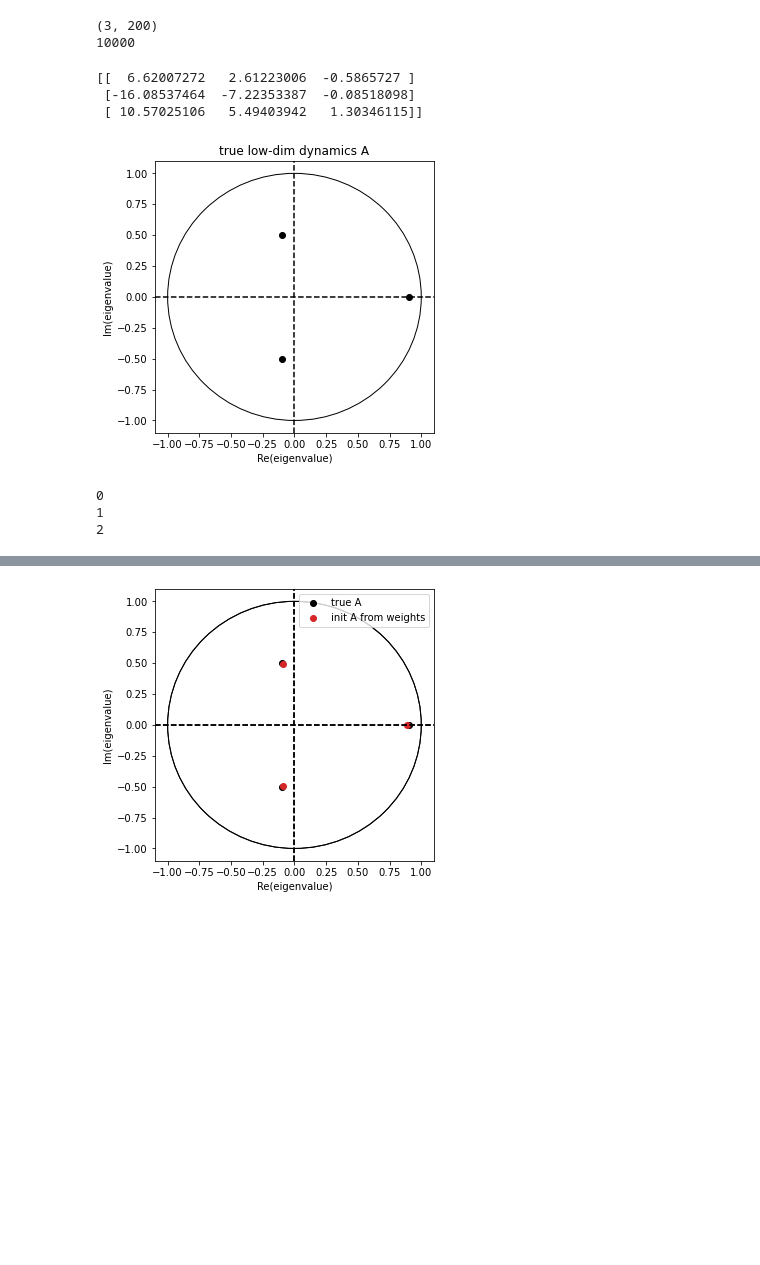
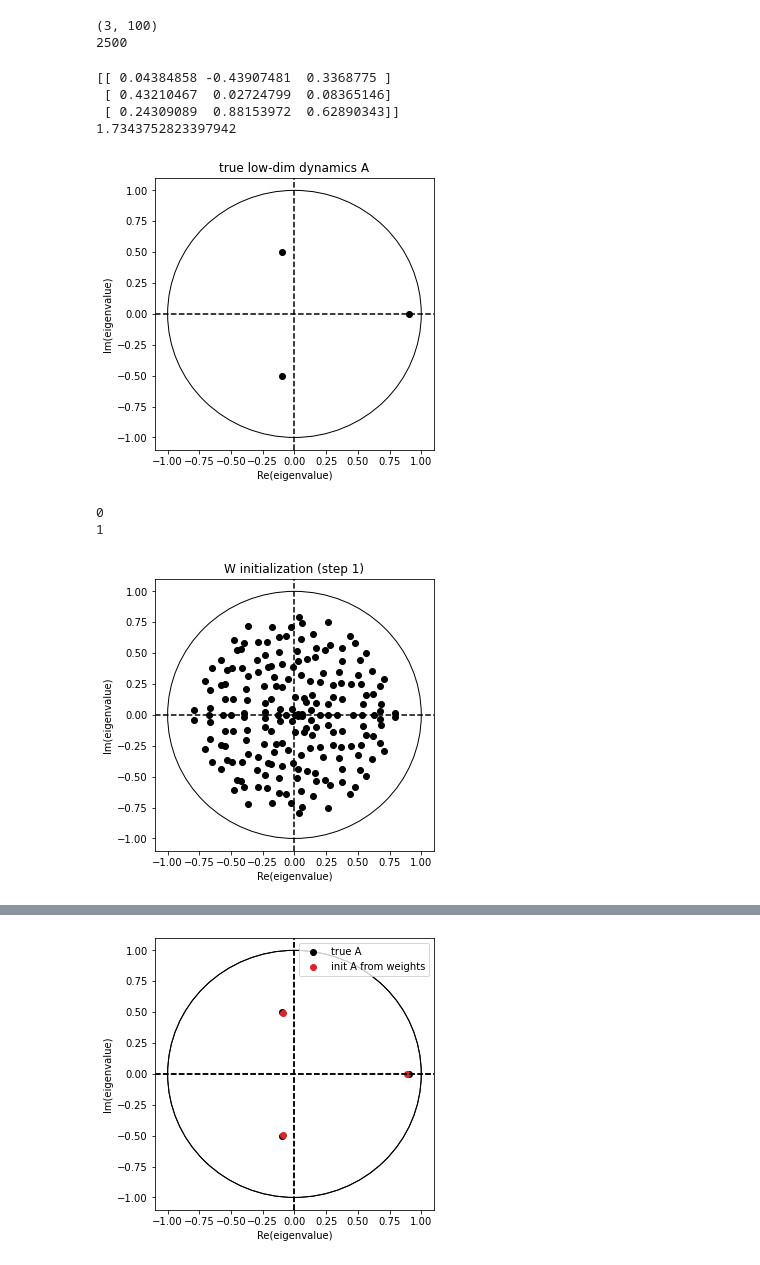
Before and after one commit to lenca56/EI-subspace-RNN, a Jupyter notebook: Analysis_Verify.ipynb, the cells around one changed output, grey strips where cells are left out. Cells and saved outputs as stored; diff of their text form; code cells hidden in the pictures; blank space fills up the shorter version.

```diff
--- a/Analysis_Verify.ipynb
+++ b/Analysis_Verify.ipynb
@@ -9,8 +9,8 @@ import matplotlib.pyplot as plt
 colormap = ['tab:purple','tab:pink','tab:cyan','yellowgreen', 'olive']
 
 # hyperparameters
-N_e = 100
-N_i = 100
+N_e = 50
+N_i = 50
 N = N_e + N_i
 K = 3
 
@@ -31,8 +31,8 @@ print(N_weights)
 # J = all_param_true['J']
 # print(J.shape)
 # %% [output]
-(3, 200)
-10000
+(3, 100)
+2500
 # %%
 eigenvalues = np.array([0.9, - 0.1 + 0.5j, - 0.1 - 0.5j])[:K]
 trueA = generate_dynamics_A(eigenvalues) # checked that A has above eigenvalues
@@ -41,10 +41,14 @@ print(trueA)
 fig, axes = plt.subplots(figsize=(5,5))
 axes.set_title('true low-dim dynamics A')
 plot_eigenvalues(axes, eigenvalues)
+
+print(np.trace(trueA.T @ trueA))
+norm_A = np.trace(trueA.T @ trueA)
 # %% [output]
-[[  6.62007272   2.61223006  -0.5865727 ]
- [-16.08537464  -7.22353387  -0.08518098]
- [ 10.57025106   5.49403942   1.30346115]]
+[[ 0.04384858 -0.43907481  0.3368775 ]
+ [ 0.43210467  0.02724799  0.08365146]
+ [ 0.24309089  0.88153972  0.62890343]]
+1.7343752823397942
 [figure]
 # %%
 # creating eigenvalues sets for cluster fitting
@@ -81,10 +85,13 @@ plot_eigenvalues(axes, eigenvalues)
 # axes.set_title('W initialization (step 0)')
 # plot_eigenvalues(axes, eig)
 # %%
+import math
 # Weight initialization - from true target LDS A
 RNN = EI_subspace_RNN.EI_subspace_RNN(N_e, N_i, sparsity, J, seed=1)
-# gamma = 0.001 works well for N=100
-zeta_alpha_beta_gamma_list = [(10**i,1,1,1/N) for i in list(np.arange(-3,0.5,0.5))] #[10 ** i for i in list(np.arange(-3,1,0.5))]
+# gamma = 0.001 works well for N<=150
+# gamma = 0.005 = 1/N for N=200 => instability
+# zeta_alpha_beta_gamma_list = [(10**i,1,1,1/N) for i in list(np.arange(-3,0.5,0.5))] #[10 ** i for i in list(np.arange(-3,1,0.5))]
+zeta_alpha_beta_gamma_list = [(10**i,1,1,10**i*norm_A/N) for i in list(np.arange(-2,0.5,0.5))] #[10 ** i for i in list(np.arange(-3,1,0.5))]
 initW0, initW, loss_W, w_all = RNN.generate_or_initialize_weights_from_dynamics_LDS(A_target=trueA, R=0.85, zeta_alpha_beta_gamma_list = zeta_alpha_beta_gamma_list)
 init_w = RNN.get_nonzero_weight_vector(initW)
 initA = build_dynamics_matrix_A(initW, J)
@@ -102,10 +109,16 @@ axes.legend()
 axes.set_title('initialization procedure for weights')
 axes.set_ylabel('loss term for weights')
 axes.set_xlabel('iteration')
+
+for ind in range(len(zeta_alpha_beta_gamma_list)):
+    Winit = RNN.build_full_weight_matrix(w_all[ind])
+    eig = np.linalg.eigvals(Winit)
+    fig, axes = plt.subplots(figsize=(5,5))
+    axes.set_title('W initialization (step 2)')
+    plot_eigenvalues(axes, eig)
 # %% [output]
 0
 1
-2
 # %%
 # # np.savez(f'N={N}_K={K}_initialization_weights', initW0=initW0, initW =initW, loss_W = loss_W, w_all = w_all)
 # a = np.load(f'N={N}_K={K}_initialization_weights.npz')
@@ -119,8 +132,10 @@ axes.set_xlabel('iteration')
 # RNN = EI_subspace_RNN.EI_subspace_RNN(N_e, N_i, sparsity, J, seed=1)
 # zeta_alpha_beta_gamma_list = [(10**i,1,1,0.001) for i in list(np.arange(-3,0.5,0.5))]
 # %%
-# eig = np.linalg.eigvals(initW0)
-# # eig = np.linalg.eigvals(J @ W0 @ J_inv)
-# fig, axes = plt.subplots(figsize=(5,5))
-# axes.set_title('W initialization (step 1)')
-# plot_eigenvalues(axes, eig)
+eig = np.linalg.eigvals(initW0)
+# eig = np.linalg.eigvals(J @ W0 @ J_inv)
+fig, axes = plt.subplots(figsize=(5,5))
+axes.set_title('W initialization (step 1)')
+plot_eigenvalues(axes, eig)
+# %% [output]
+[figure, added]
```
Also changed, not shown: parts of 1 cell of this notebook, 23 other files.
